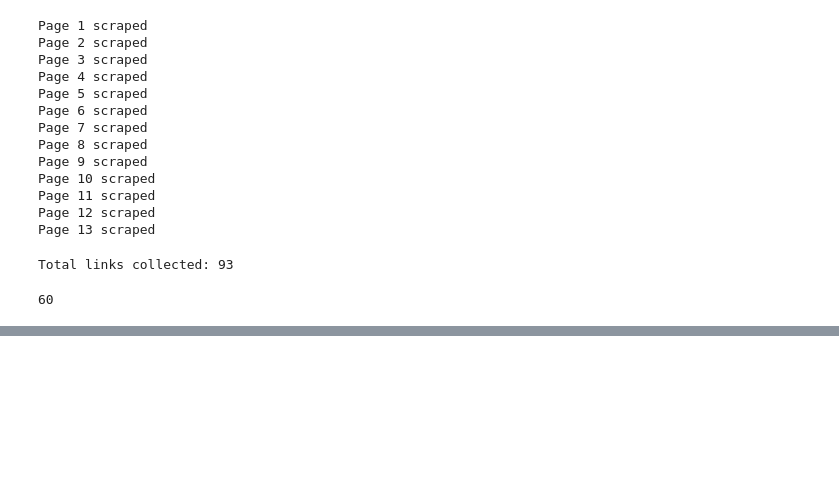
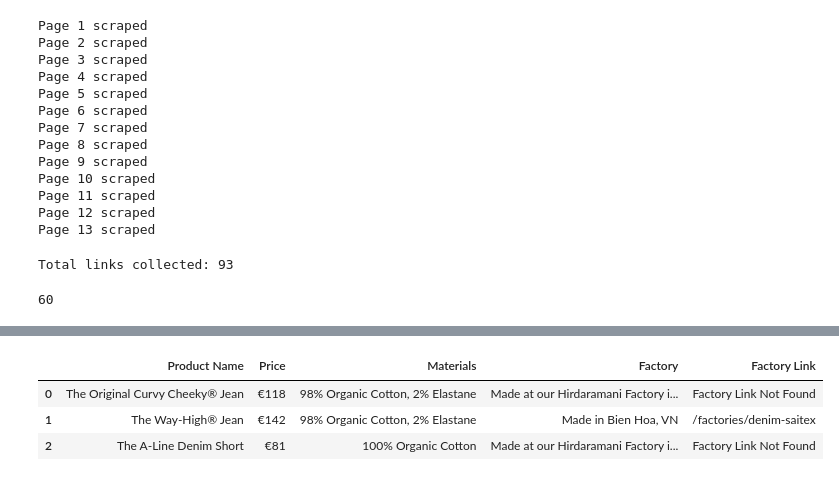
Before and after one commit to sim-cell/DALAS, a Jupyter notebook: data_scrape/scrape_everlane.ipynb, the cells around one changed output, grey strips where cells are left out. Saved outputs shown, nothing was run; the diff lists cells and outputs as text; code cells hidden in the pictures; blank space fills up the shorter version.

Commit message:
everlane scraping

```diff
--- a/data_scrape/scrape_everlane.ipynb
+++ b/data_scrape/scrape_everlane.ipynb
@@ -224,0 +671,11 @@ print("Total product names collected:", len(product_names))
+# %%
+import pandas as pd
+tmp_jeans = products_info.copy()
+df_jeans_everlane = pd.DataFrame(products_info, columns=['Product Name', 'Price', 'Materials', 'Factory', 'Factory Link'])
+# %%
+df_jeans_everlane.head(3)
+# %% [output]
+|  | Product Name | Price | Materials | Factory | Factory Link |
+| 0 | The Original Curvy Cheeky® Jean | €118 | 98% Organic Cotton, 2% Elastane | Made at our Hirdaramani Factory i... | Factory Link Not Found |
+| 1 | The Way-High® Jean | €142 | 98% Organic Cotton, 2% Elastane | Made in Bien Hoa, VN | /factories/denim-saitex |
+| 2 | The A-Line Denim Short | €81 | 100% Organic Cotton | Made at our Hirdaramani Factory i... | Factory Link Not Found |
```
Also changed, not shown: parts of 22 cells of this notebook, 1 other file.
